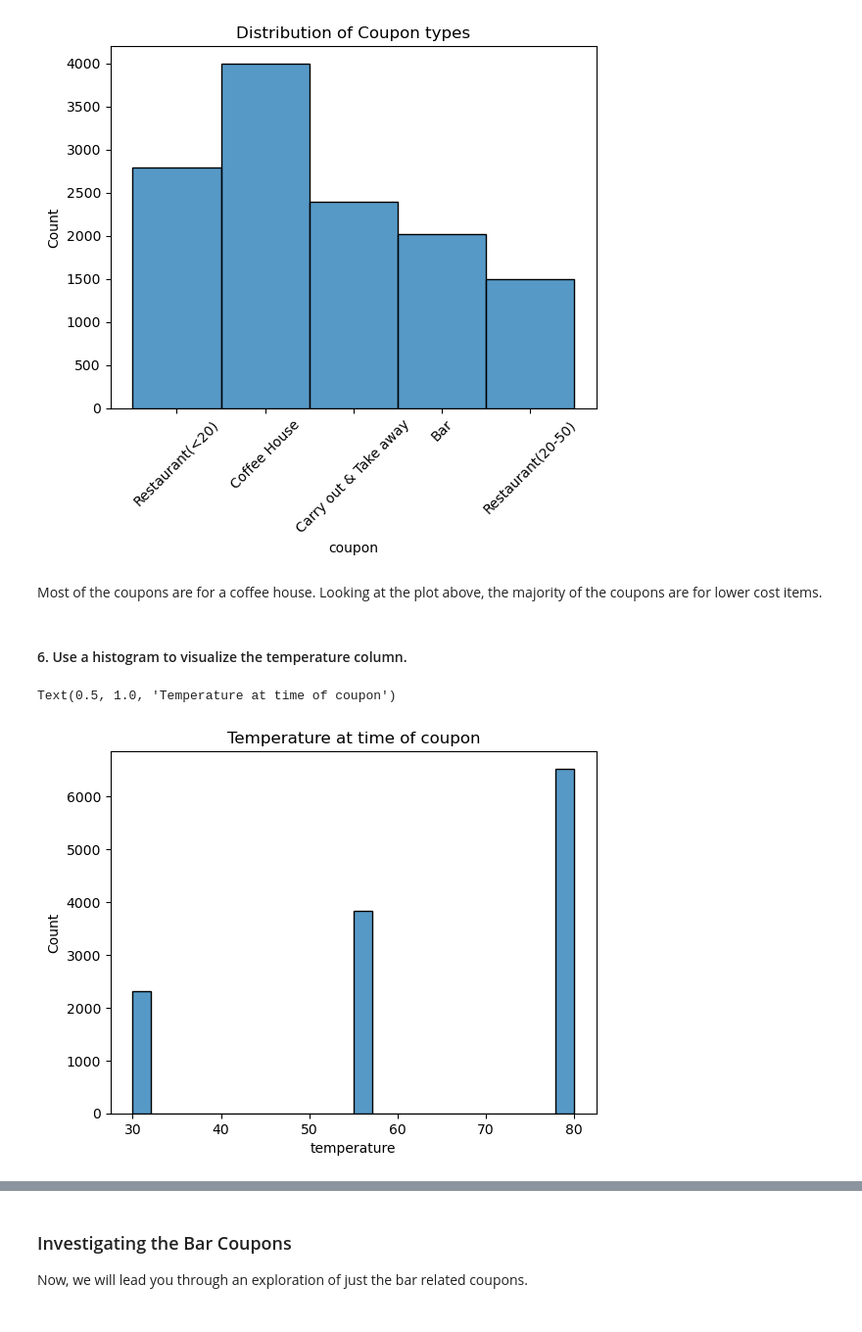
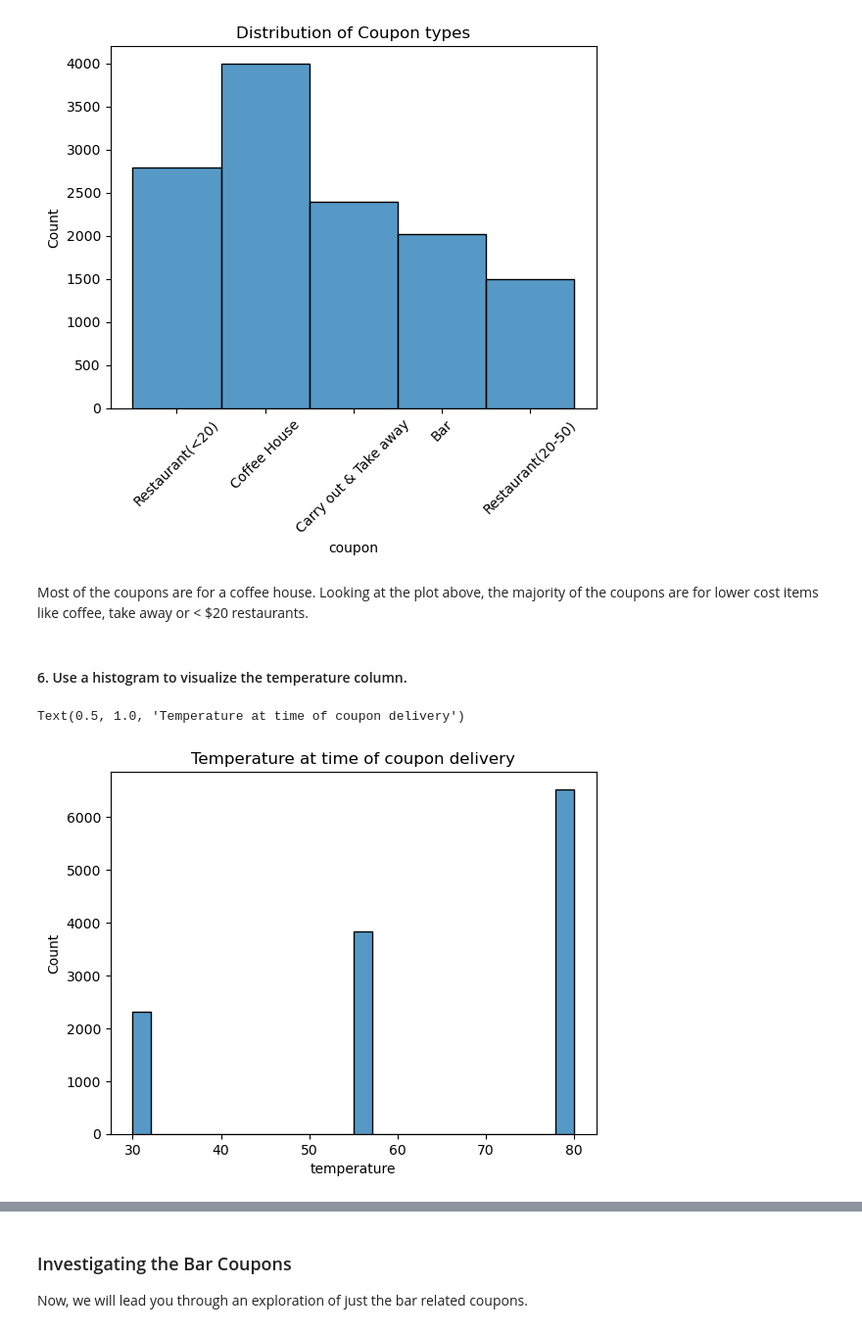
Before and after one commit to tophburns/assignment_5_1, a Jupyter notebook: prompt.ipynb, the cells around one changed output, grey strips where cells are left out. Shown at 98% size. Cells and saved outputs as stored; diff of their text form; code cells hidden in the pictures.

```diff
--- a/prompt.ipynb
+++ b/prompt.ipynb
@@ -485,15 +463,15 @@ plt.title('Distribution of Coupon types')
 Text(0.5, 1.0, 'Distribution of Coupon types')
 [figure]
 # %% [markdown]
-Most of the coupons are for a coffee house. Looking at the plot above, the majority of the coupons are for lower cost items.
+Most of the coupons are for a coffee house. Looking at the plot above, the majority of the coupons are for lower cost items like coffee, take away or < $20 restaurants.
 # %% [markdown]
 #### 6. Use a histogram to visualize the temperature column.
 # %%
 sns.histplot(df, x='temperature')
-plt.title('Temperature at time of coupon')
+plt.title('Temperature at time of coupon delivery')
 # %% [output]
-Text(0.5, 1.0, 'Temperature at time of coupon')
+Text(0.5, 1.0, 'Temperature at time of coupon delivery')
-[figure, old version]
+[figure, new version]
 # %% [markdown]
 **Temperature**
 
```
Also changed, not shown: parts of 79 cells of this notebook.
